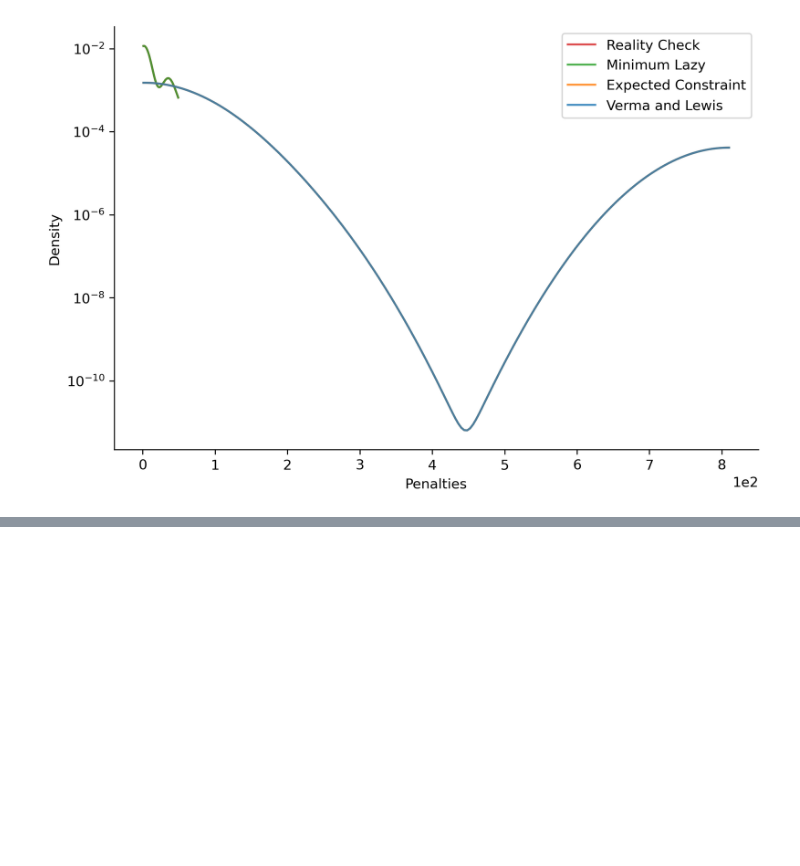
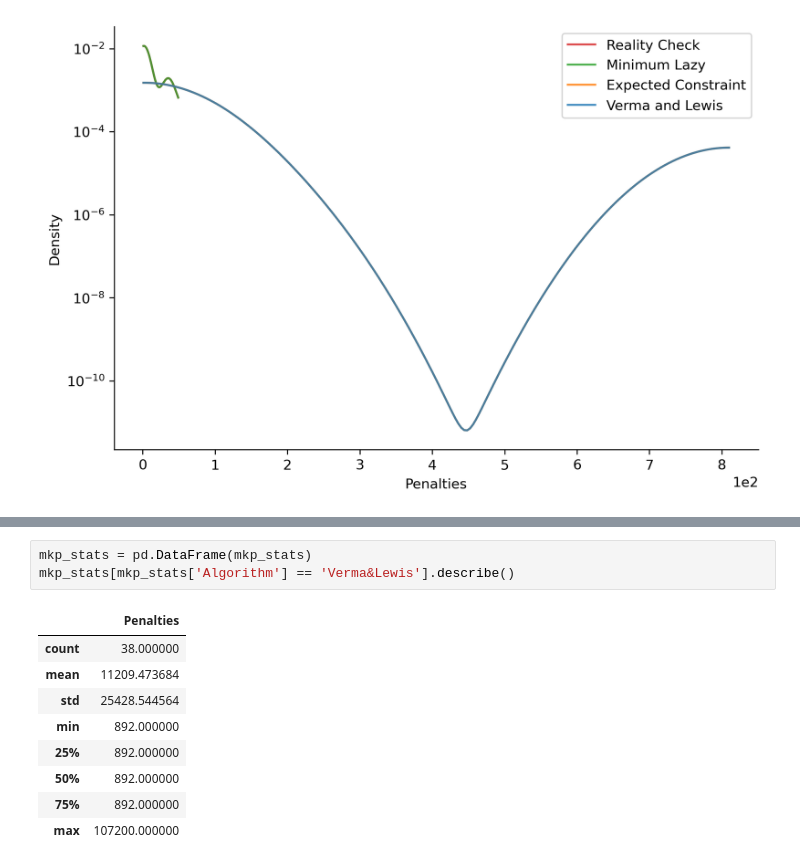
Before and after one commit to rienath/Estimating-Penalty-Coefficients-for-QUBO-Problems, a Jupyter notebook: Project and Deliverables/Implementation/Notebooks/Predicting Changes.ipynb, the cells around one changed output, grey strips where cells are left out. Drawn from its saved outputs; the diff is of its cells as text; blank space fills up the shorter version.

```diff
--- a/Project and Deliverables/Implementation/Notebooks/Predicting Changes.ipynb
+++ b/Project and Deliverables/Implementation/Notebooks/Predicting Changes.ipynb
@@ -142,0 +168,13 @@ Figure.penalty_distribution(mkp_expected_penalties,
+# %%
+mkp_stats = pd.DataFrame(mkp_stats)
+mkp_stats[mkp_stats['Algorithm'] == 'Verma&Lewis'].describe()
+# %% [output]
+|  | Penalties |
+| count | 38.000000 |
+| mean | 11209.473684 |
+| std | 25428.544564 |
+| min | 892.000000 |
+| 25% | 892.000000 |
+| 50% | 892.000000 |
+| 75% | 892.000000 |
+| max | 107200.000000 |
```
Also changed, not shown: parts of 19 cells of this notebook.
